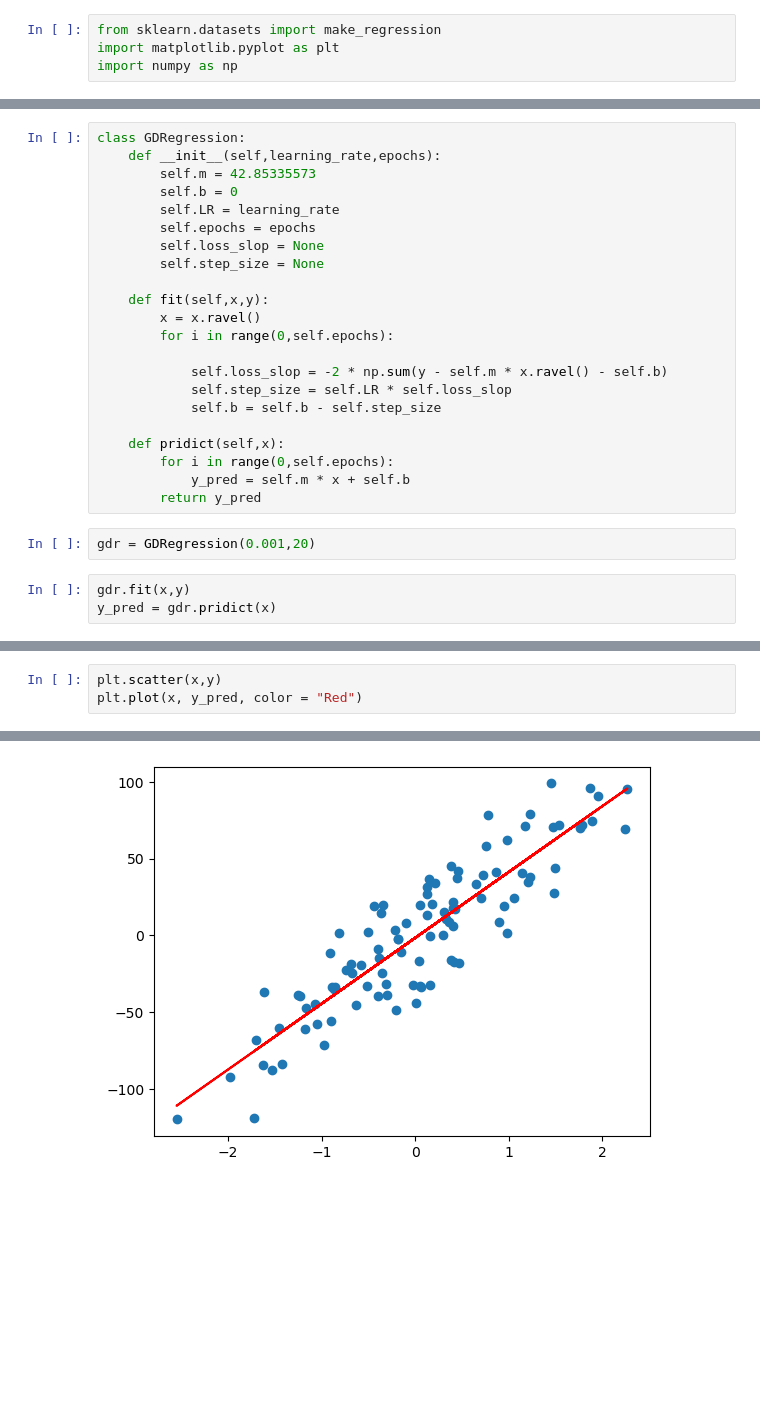
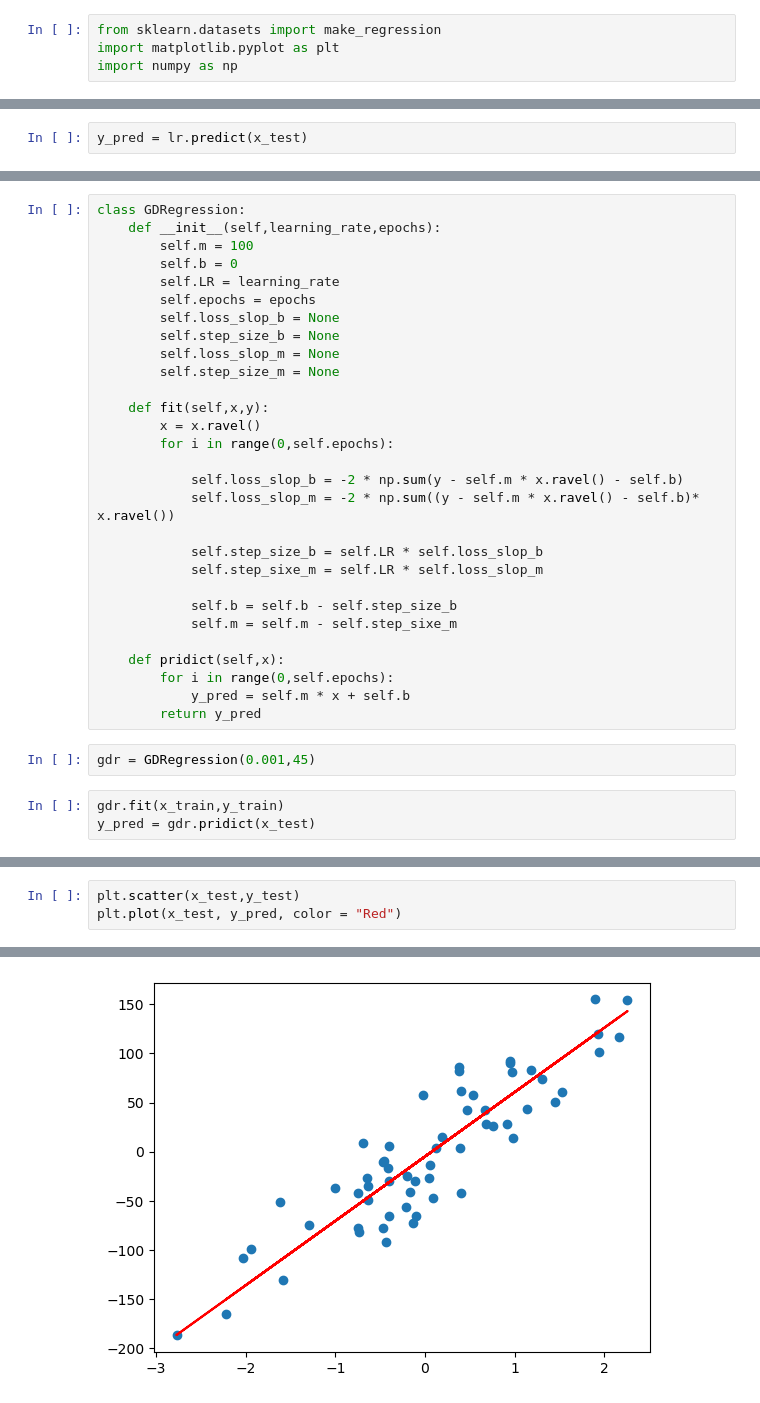
Before and after one commit to yashDumasia/ML, a Jupyter notebook: Gradient_Descent/gradient_descent_class.ipynb, the cells around one changed output, grey strips where cells are left out. Cells and saved outputs as stored; diff of their text form; blank space fills up the shorter version.

Commit message:
Make Somechanges in gradient_descent_class.ipynb file and add slop m also

```diff
--- a/Gradient_Descent/gradient_descent_class.ipynb
+++ b/Gradient_Descent/gradient_descent_class.ipynb
@@ -23,0 +27,2 @@ print(lr.intercept_)
+# %%
+y_pred = lr.predict(x_test)
@@ -24,27 +34,34 @@ print(lr.intercept_)
 # %%
 class GDRegression:
     def __init__(self,learning_rate,epochs):
-        self.m = 42.85335573
+        self.m = 100
         self.b = 0
         self.LR = learning_rate
         self.epochs = epochs
-        self.loss_slop = None
-        self.step_size = None
+        self.loss_slop_b = None
+        self.step_size_b = None
+        self.loss_slop_m = None
+        self.step_size_m = None
 
     def fit(self,x,y):
         x = x.ravel()
         for i in range(0,self.epochs):
 
-            self.loss_slop = -2 * np.sum(y - self.m * x.ravel() - self.b)
-            self.step_size = self.LR * self.loss_slop
-            self.b = self.b - self.step_size
+            self.loss_slop_b = -2 * np.sum(y - self.m * x.ravel() - self.b)
+            self.loss_slop_m = -2 * np.sum((y - self.m * x.ravel() - self.b)* x.ravel())
+
+            self.step_size_b = self.LR * self.loss_slop_b
+            self.step_sixe_m = self.LR * self.loss_slop_m
+
+            self.b = self.b - self.step_size_b
+            self.m = self.m - self.step_sixe_m
 
     def pridict(self,x):
         for i in range(0,self.epochs):
             y_pred = self.m * x + self.b
         return y_pred
 # %%
-gdr = GDRegression(0.001,20)
+gdr = GDRegression(0.001,45)
 # %%
-gdr.fit(x,y)
-y_pred = gdr.pridict(x)
+gdr.fit(x_train,y_train)
+y_pred = gdr.pridict(x_test)
@@ -51,6 +72,6 @@ y_pred = gdr.pridict(x)
 # %%
-plt.scatter(x,y)
-plt.plot(x, y_pred, color = "Red")
+plt.scatter(x_test,y_test)
+plt.plot(x_test, y_pred, color = "Red")
 # %% [output]
 [<matplotlib.lines.Line2D at 0x...>]
-[figure, old version]
+[figure, new version]
```
Also changed, not shown: parts of 9 cells of this notebook.
